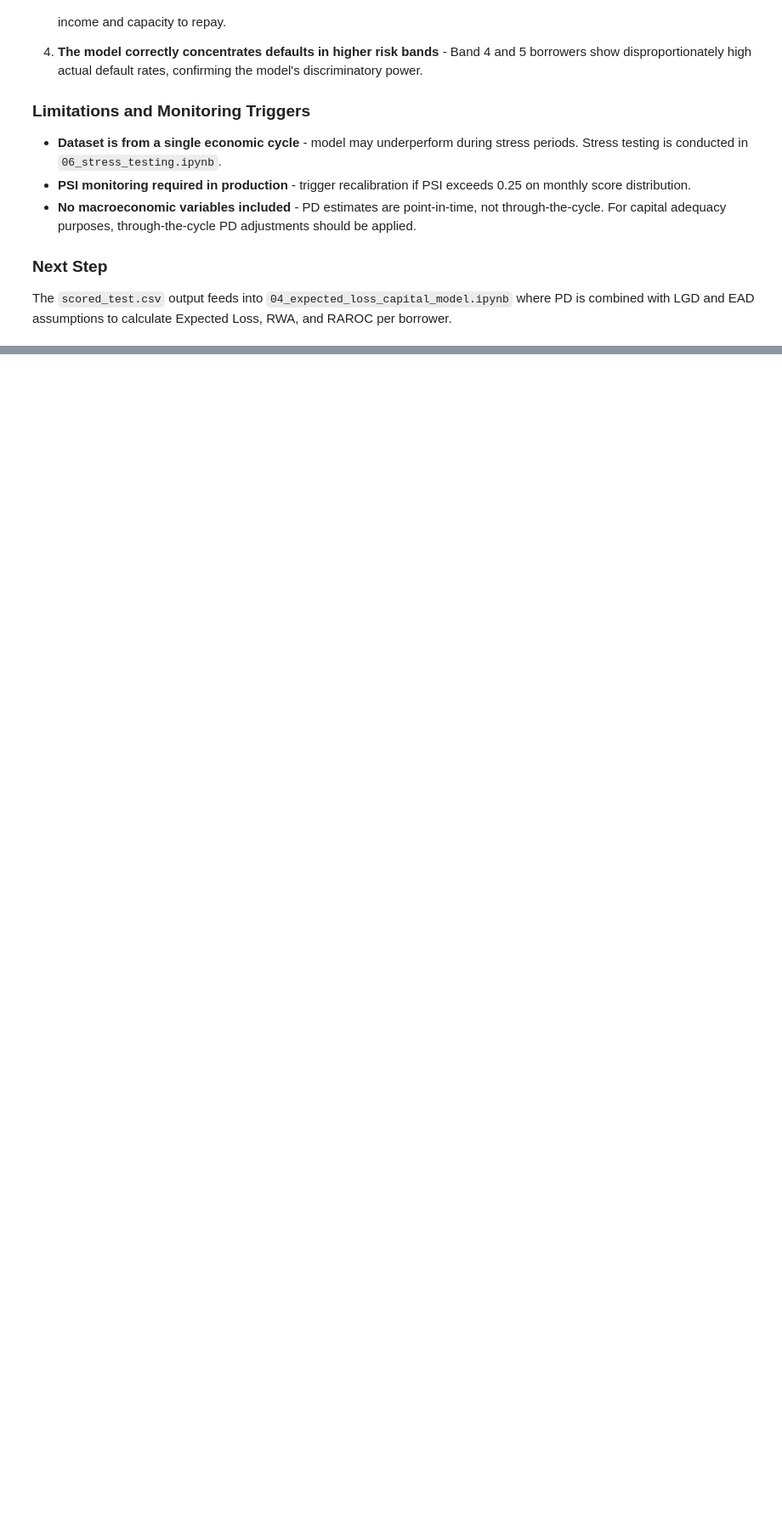
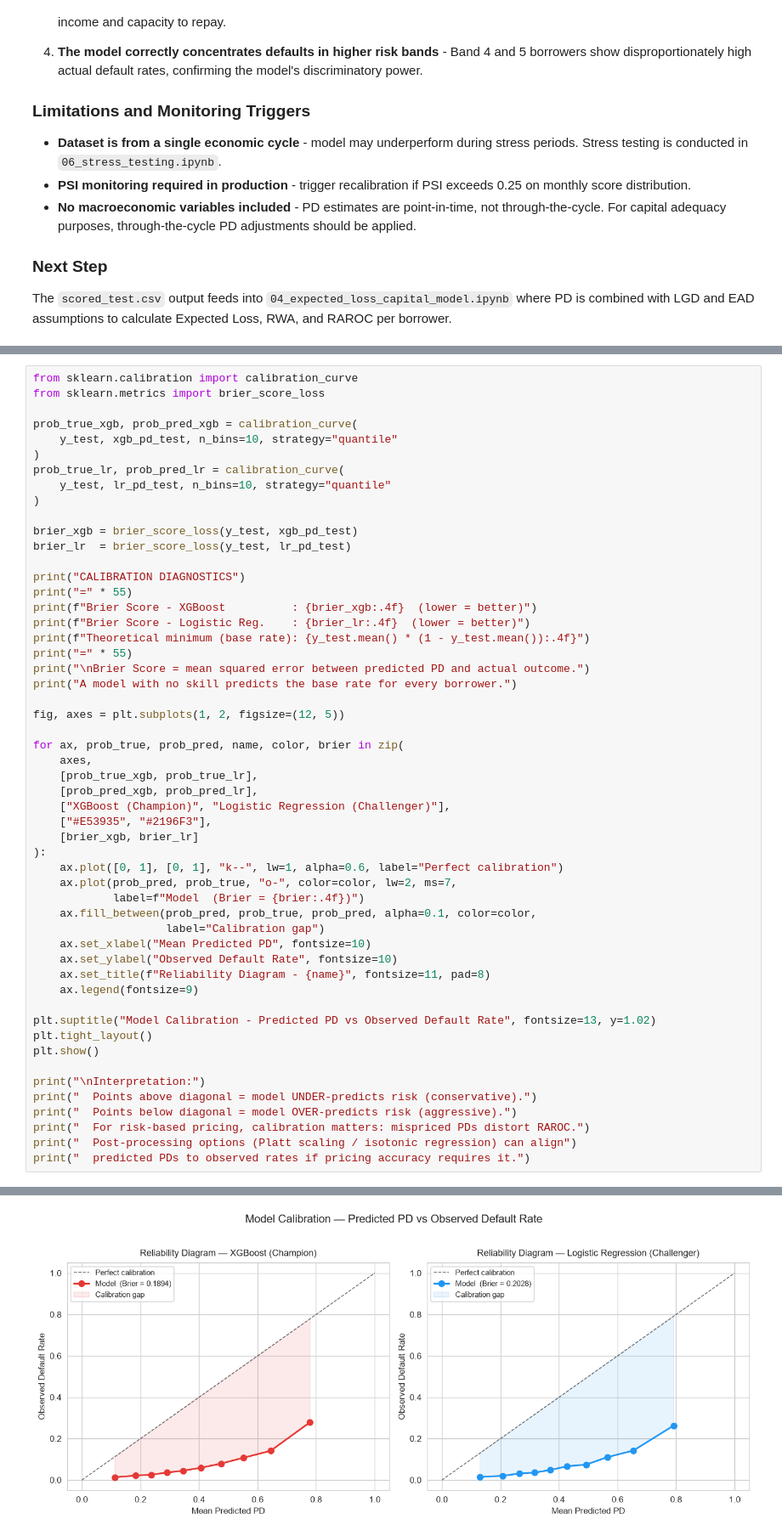
Before and after one commit to hiralsarkar/AI-Credit-Intelligence-System, a Jupyter notebook: 01_module_a_application_risk/02_notebooks/02_credit_risk_model.ipynb, the cells around one changed output, grey strips where cells are left out. Shown at 85% size. Cells and saved outputs as stored; diff of their text form; blank space fills up the shorter version.

```diff
--- a/01_module_a_application_risk/02_notebooks/02_credit_risk_model.ipynb
+++ b/01_module_a_application_risk/02_notebooks/02_credit_risk_model.ipynb
@@ -589,0 +844,54 @@ The `scored_test.csv` output feeds into `04_expected_loss_capital_model.ipynb` w
+# %%
+from sklearn.calibration import calibration_curve
+from sklearn.metrics import brier_score_loss
+
+prob_true_xgb, prob_pred_xgb = calibration_curve(
+    y_test, xgb_pd_test, n_bins=10, strategy="quantile"
+)
+prob_true_lr, prob_pred_lr = calibration_curve(
+    y_test, lr_pd_test, n_bins=10, strategy="quantile"
+)
+
+brier_xgb = brier_score_loss(y_test, xgb_pd_test)
+brier_lr  = brier_score_loss(y_test, lr_pd_test)
+
+print("CALIBRATION DIAGNOSTICS")
+print("=" * 55)
+print(f"Brier Score - XGBoost          : {brier_xgb:.4f}  (lower = better)")
+print(f"Brier Score - Logistic Reg.    : {brier_lr:.4f}  (lower = better)")
+print(f"Theoretical minimum (base rate): {y_test.mean() * (1 - y_test.mean()):.4f}")
+print("=" * 55)
+print("\nBrier Score = mean squared error between predicted PD and actual outcome.")
+print("A model with no skill predicts the base rate for every borrower.")
+
+fig, axes = plt.subplots(1, 2, figsize=(12, 5))
+
+for ax, prob_true, prob_pred, name, color, brier in zip(
+    axes,
+    [prob_true_xgb, prob_true_lr],
+    [prob_pred_xgb, prob_pred_lr],
+    ["XGBoost (Champion)", "Logistic Regression (Challenger)"],
+    ["#E53935", "#2196F3"],
+    [brier_xgb, brier_lr]
+):
+    ax.plot([0, 1], [0, 1], "k--", lw=1, alpha=0.6, label="Perfect calibration")
+    ax.plot(prob_pred, prob_true, "o-", color=color, lw=2, ms=7,
+            label=f"Model  (Brier = {brier:.4f})")
+    ax.fill_between(prob_pred, prob_true, prob_pred, alpha=0.1, color=color,
+                    label="Calibration gap")
+    ax.set_xlabel("Mean Predicted PD", fontsize=10)
+    ax.set_ylabel("Observed Default Rate", fontsize=10)
+    ax.set_title(f"Reliability Diagram - {name}", fontsize=11, pad=8)
+    ax.legend(fontsize=9)
+
+plt.suptitle("Model Calibration - Predicted PD vs Observed Default Rate", fontsize=13, y=1.02)
+plt.tight_layout()
+plt.show()
+
+print("\nInterpretation:")
+print("  Points above diagonal = model UNDER-predicts risk (conservative).")
+print("  Points below diagonal = model OVER-predicts risk (aggressive).")
+print("  For risk-based pricing, calibration matters: mispriced PDs distort RAROC.")
+print("  Post-processing options (Platt scaling / isotonic regression) can align")
+print("  predicted PDs to observed rates if pricing accuracy requires it.")
+# %% [output]
@@ -589,0 +907 @@ The `scored_test.csv` output feeds into `04_expected_loss_capital_model.ipynb` w
+[figure, added]
```
Also changed, not shown: parts of 10 cells of this notebook, 4 other files.
